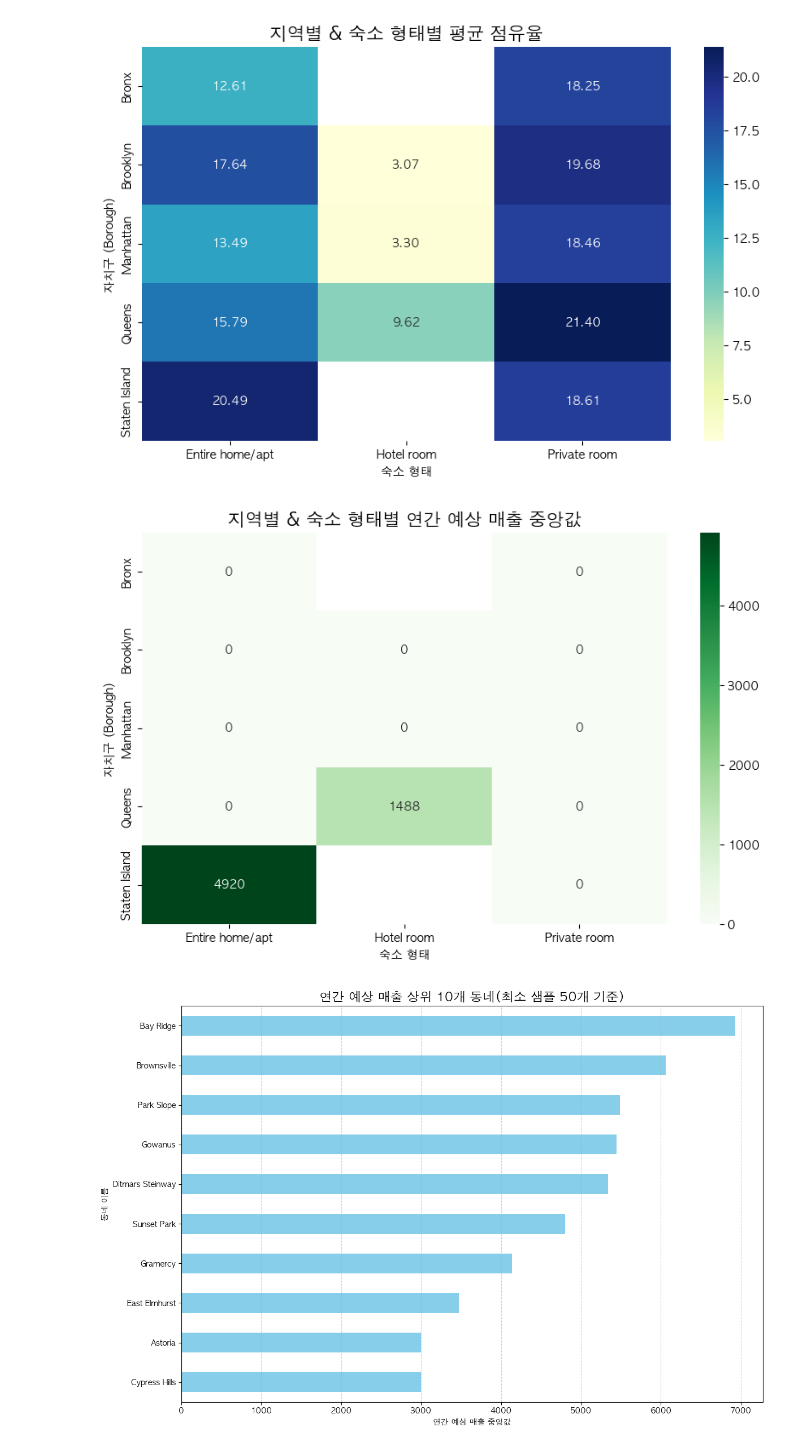
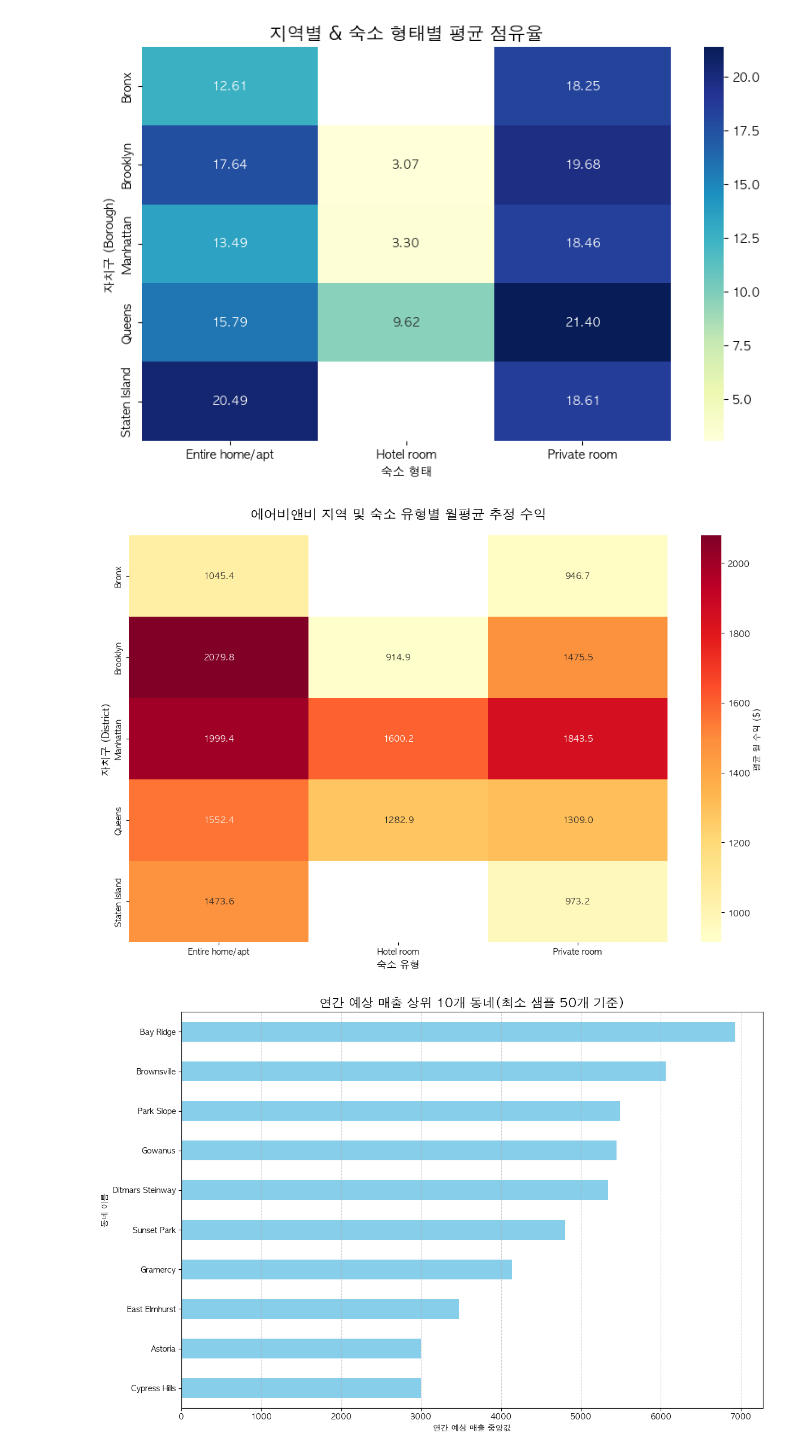
Before and after one commit to motimit/second_project, a Jupyter notebook: Kyuri_EDA/어디에 어떤 숙소.ipynb, the cells around one changed output. Cells and saved outputs as stored; diff of their text form; code cells hidden in the pictures.

```diff
--- a/Kyuri_EDA/어디에 어떤 숙소.ipynb
+++ b/Kyuri_EDA/어디에 어떤 숙소.ipynb
@@ -73,18 +73,40 @@ plt.show()
 # %% [output]
 [figure]
 # %%
-#지역×숙소 형태별 예상 매출 히트맵
-#예상매출(estimated_revenue_l365d)
-plt.figure(figsize=(10, 6))
-pivot_rev = df.pivot_table(index='neighbourhood_group_cleansed', columns='room_type', values='estimated_revenue_l365d', aggfunc='median')
+import pandas as pd
+import seaborn as sns
+import matplotlib.pyplot as plt
+import matplotlib.font_manager as fm
 
-sns.heatmap(pivot_rev, annot=True, fmt=".0f", cmap="Greens")
-plt.title('지역별 & 숙소 형태별 연간 예상 매출 중앙값', fontsize=15)
-plt.xlabel('숙소 형태')
-plt.ylabel('자치구 (Borough)')
+
+plt.rc('font', family='AppleGothic') #한글 폰트 설정
+plt.rcParams['axes.unicode_minus'] = False # 마이너스 기호 깨짐 방지
+
+#월평균 수익 계산 (연간 수익 / 12)
+df['월평균_추정수익'] = df['estimated_revenue_l365d'] / 12
+
+#피벗 테이블 생성
+#수익이 0보다 큰 데이터만 사용해서 평균 계산
+pivot_df = df[df['월평균_추정수익'] > 0].pivot_table(
+    index='neighbourhood_group_cleansed',
+    columns='room_type',
+    values='월평균_추정수익',
+    aggfunc='mean'
+)
+
+#히트맵 시각화
+plt.figure(figsize=(12, 8))
+sns.heatmap(pivot_df, annot=True, fmt=".1f", cmap="YlOrRd",
+            cbar_kws={'label': '평균 월 수익 ($)'})
+
+plt.title('에어비앤비 지역 및 숙소 유형별 월평균 추정 수익', fontsize=16, pad=20)
+plt.xlabel('숙소 유형', fontsize=12)
+plt.ylabel('자치구 (District)', fontsize=12)
+
+plt.tight_layout()
 plt.show()
 # %% [output]
-[figure, old version]
+[figure, new version]
 # %%
 #샘플 수(숙소개수) 50개 이상인 동네 필터링
 n_counts = df['neighbourhood_cleansed'].value_counts()
```
Also changed, not shown: 2 other files.
